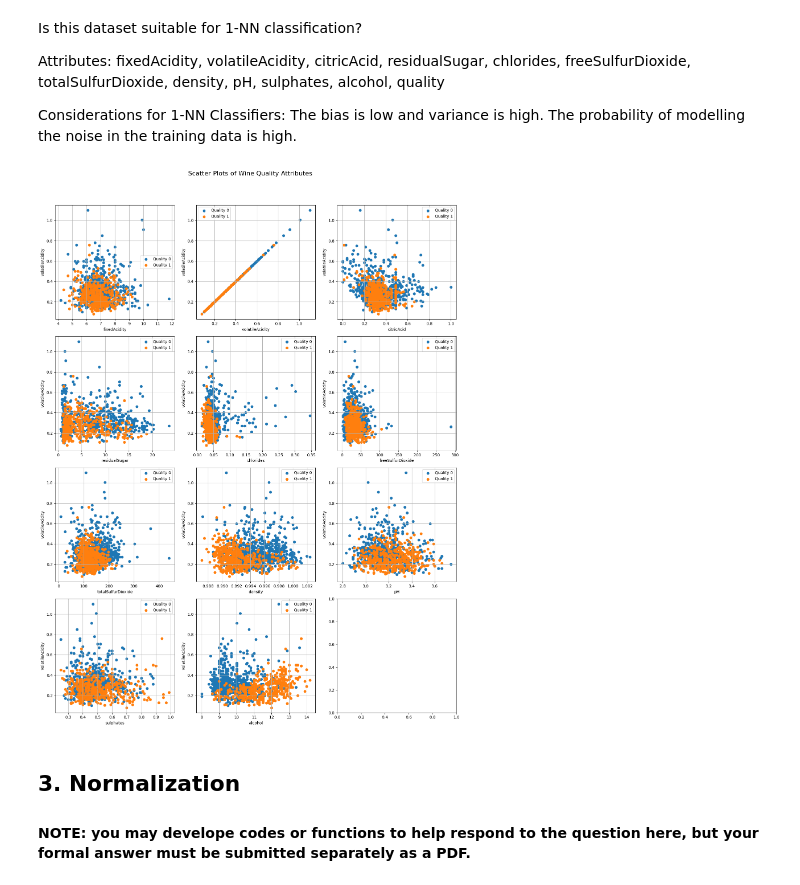
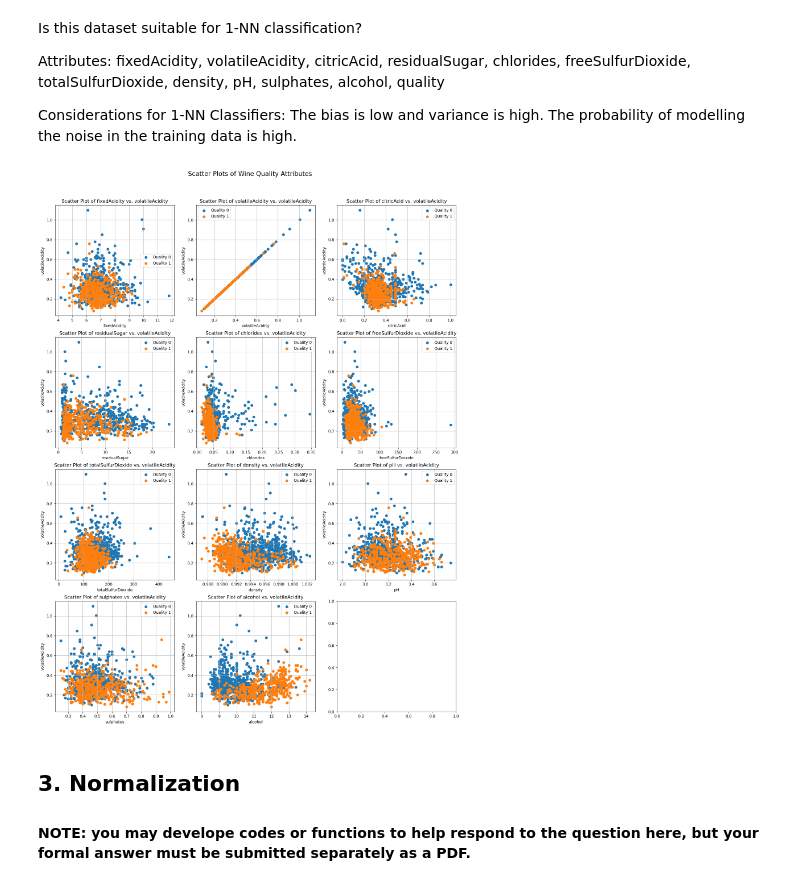
Before and after one commit to JZYNX/ML-assignment-1, a Jupyter notebook: COMP30027_2024_asst1_template.ipynb, the cells around one changed output. Cells and saved outputs as stored; diff of their text form; code cells hidden in the pictures.

Commit message:
added scatter plot for normalisation of knn

```diff
--- a/COMP30027_2024_asst1_template.ipynb
+++ b/COMP30027_2024_asst1_template.ipynb
@@ -205,7 +205,8 @@ Attributes: fixedAcidity, volatileAcidity, citricAcid, residualSugar, chlorides,
 Considerations for 1-NN Classifiers: The bias is low and variance is high. The probability of modelling the noise in the training data is high.
 # %%
 # Define attributes
-attributes = ['fixedAcidity', 'volatileAcidity', 'citricAcid', 'residualSugar', 'chlorides','freeSulfurDioxide', 'totalSulfurDioxide', 'density', 'pH', 'sulphates', 'alcohol']
+attributes = ['fixedAcidity', 'volatileAcidity', 'citricAcid', 'residualSugar', 'chlorides',
+              'freeSulfurDioxide', 'totalSulfurDioxide', 'density', 'pH', 'sulphates', 'alcohol']
 
 # Define quality levels
 quality_levels = train_df['quality'].unique()
@@ -219,36 +220,41 @@ num_rows = (num_plots + num_cols - 1) // num_cols
 attribute2 = 'volatileAcidity'
 
 # Create subplots
 fig, axes = plt.subplots(num_rows, num_cols, figsize=(15, 20))
 fig.suptitle('Scatter Plots of Wine Quality Attributes', fontsize=16)
 
 # Flatten axes if necessary
 if num_plots > 1:
     axes = axes.flatten()
 
 # Plot for each attribute
 for i, attribute in enumerate(attributes):
     row = i // num_cols
     col = i % num_cols
     ax = axes[i]
 
     # Plot each quality level separately
     for quality_level in quality_levels:
         ax.scatter(train_df[train_df['quality'] == quality_level][attribute],
-                train_df[train_df['quality'] == quality_level][attribute2],
-                label=f'Quality {quality_level}')
+                   train_df[train_df['quality'] == quality_level][attribute2],
+                   label=f'Quality {quality_level}')
 
     ax.set_xlabel(attribute)
     ax.set_ylabel(attribute2)
     ax.legend()
     ax.grid(True)
 
+    # Set subtitle for each subplot
+    ax.set_title(f'Scatter Plot of {attribute} vs. {attribute2}')
+
 # Adjust layout
 plt.tight_layout()
 plt.subplots_adjust(top=0.92)
+
+plt.savefig(f'{directory}/attribute_correlation_scatter_plot.png')
 plt.show()
 # %% [output]
-[figure, old version]
+[figure, new version]
 # %% [markdown]
 ## 3. Normalization
 
```
Also changed, not shown: parts of 1 cell of this notebook, 4 other files.
